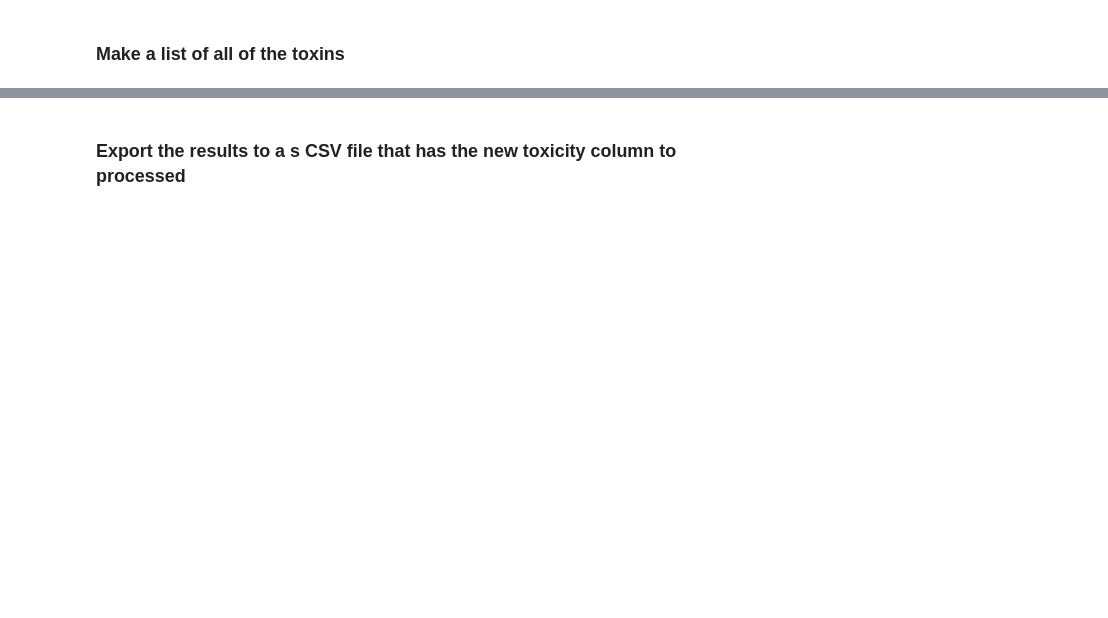
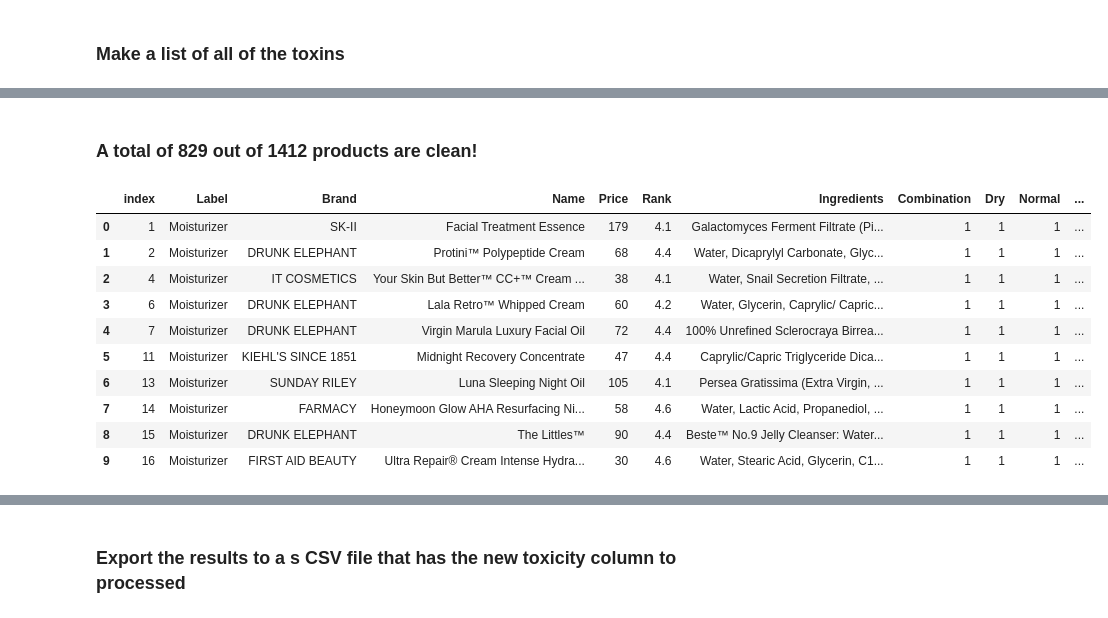
Before and after one commit to mahakanakala/toxins, a Jupyter notebook: notebooks/clean_products.ipynb, the cells around one changed output, grey strips where cells are left out. Drawn from its saved outputs; the diff is of its cells as text; code cells hidden in the pictures; blank space fills up the shorter version.

Commit message:
close #2 created a new csv w/o toxic products

```diff
--- a/notebooks/clean_products.ipynb
+++ b/notebooks/clean_products.ipynb
@@ -179,0 +248,26 @@ Error:
+# %%
+%%capture cap
+with open('../references/hazardous_products.txt', 'r') as f:
+    contents = f.read()
+
+lines = contents.split('\n')
+
+products = []
+
+for line in lines:
+    words = line.split()
+    for word in words:
+        if word.isdigit():
+            products.append(int(word))
+
+print(products)
+
+# Close the file
+f.close()
+
+print(type(products))
+
+products_array = np.array(products)
+print(type(products_array))
+
+print(products_array)
@@ -179,0 +276,6 @@ Error:
+# %%
+df.drop(products_array, inplace=True)
+
+df = df.reset_index()
+
+df.info()
@@ -179,0 +302,16 @@ Error:
+# %% [markdown]
+### **A total of 829 out of 1412 products are clean!**
+# %%
+df.head(10)
+# %% [output]
+|  | index | Label | Brand | Name | Price | Rank | Ingredients | Combination | Dry | Normal | ... |
+| 0 | 1 | Moisturizer | SK-II | Facial Treatment Essence | 179 | 4.1 | Galactomyces Ferment Filtrate (Pi... | 1 | 1 | 1 | ... |
+| 1 | 2 | Moisturizer | DRUNK ELEPHANT | Protini™ Polypeptide Cream | 68 | 4.4 | Water, Dicaprylyl Carbonate, Glyc... | 1 | 1 | 1 | ... |
+| 2 | 4 | Moisturizer | IT COSMETICS | Your Skin But Better™ CC+™ Cream ... | 38 | 4.1 | Water, Snail Secretion Filtrate, ... | 1 | 1 | 1 | ... |
+| 3 | 6 | Moisturizer | DRUNK ELEPHANT | Lala Retro™ Whipped Cream | 60 | 4.2 | Water, Glycerin, Caprylic/ Capric... | 1 | 1 | 1 | ... |
+| 4 | 7 | Moisturizer | DRUNK ELEPHANT | Virgin Marula Luxury Facial Oil | 72 | 4.4 | 100% Unrefined Sclerocraya Birrea... | 1 | 1 | 1 | ... |
+| 5 | 11 | Moisturizer | KIEHL'S SINCE 1851 | Midnight Recovery Concentrate | 47 | 4.4 | Caprylic/Capric Triglyceride Dica... | 1 | 1 | 1 | ... |
+| 6 | 13 | Moisturizer | SUNDAY RILEY | Luna Sleeping Night Oil | 105 | 4.1 | Persea Gratissima (Extra Virgin, ... | 1 | 1 | 1 | ... |
+| 7 | 14 | Moisturizer | FARMACY | Honeymoon Glow AHA Resurfacing Ni... | 58 | 4.6 | Water, Lactic Acid, Propanediol, ... | 1 | 1 | 1 | ... |
+| 8 | 15 | Moisturizer | DRUNK ELEPHANT | The Littles™ | 90 | 4.4 | Beste™ No.9 Jelly Cleanser: Water... | 1 | 1 | 1 | ... |
+| 9 | 16 | Moisturizer | FIRST AID BEAUTY | Ultra Repair® Cream Intense Hydra... | 30 | 4.6 | Water, Stearic Acid, Glycerin, C1... | 1 | 1 | 1 | ... |
```
Also changed, not shown: parts of 21 cells of this notebook, 6 other files.
